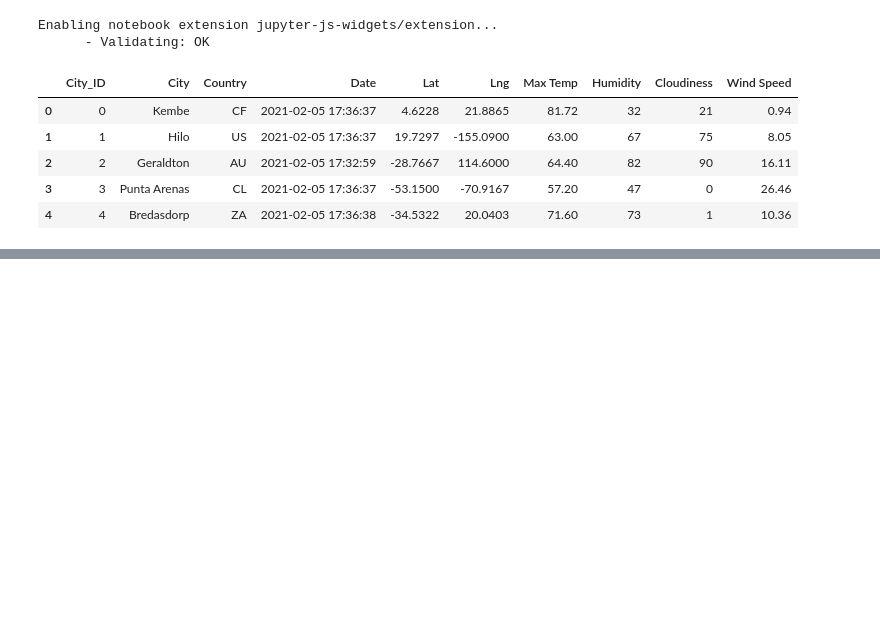
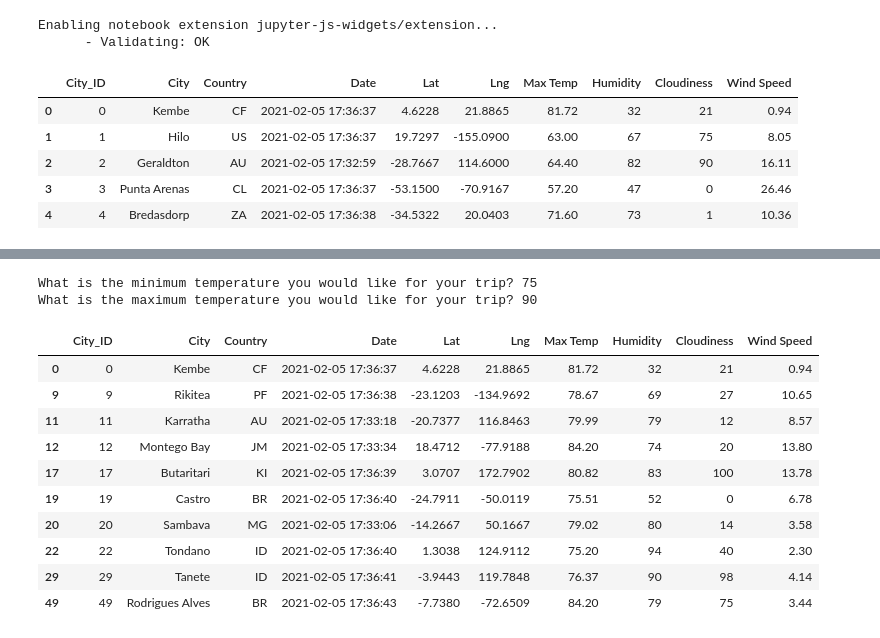
Before and after one commit to Quinneth/World_Weather_Analysis, a Jupyter notebook: vacationPy.ipynb, the cells around one changed output, grey strips where cells are left out. Cells and saved outputs as stored; diff of their text form; code cells hidden in the pictures; blank space fills up the shorter version.

```diff
--- a/vacationPy.ipynb
+++ b/vacationPy.ipynb
@@ -50,0 +81,24 @@ for temp in max_temp:
+# %%
+# Ask the customer to add a minimum and maximum temperature value.
+min_temp = float(input("What is the minimum temperature you would like for your trip? "))
+max_temp = float(input("What is the maximum temperature you would like for your trip? "))
+# %% [output]
+What is the minimum temperature you would like for your trip? 75
+What is the maximum temperature you would like for your trip? 90
+# %%
+# Filter the dataset to find the cities that fit the criteria.
+preferred_cities_df = city_data_df.loc[(city_data_df["Max Temp"] <= max_temp) & \
+                                       (city_data_df["Max Temp"] >= min_temp)]
+preferred_cities_df.head(10)
+# %% [output]
+|  | City_ID | City | Country | Date | Lat | Lng | Max Temp | Humidity | Cloudiness | Wind Speed |
+| 0 | 0 | Kembe | CF | 2021-02-05 17:36:37 | 4.6228 | 21.8865 | 81.72 | 32 | 21 | 0.94 |
+| 9 | 9 | Rikitea | PF | 2021-02-05 17:36:38 | -23.1203 | -134.9692 | 78.67 | 69 | 27 | 10.65 |
+| 11 | 11 | Karratha | AU | 2021-02-05 17:33:18 | -20.7377 | 116.8463 | 79.99 | 79 | 12 | 8.57 |
+| 12 | 12 | Montego Bay | JM | 2021-02-05 17:33:34 | 18.4712 | -77.9188 | 84.20 | 74 | 20 | 13.80 |
+| 17 | 17 | Butaritari | KI | 2021-02-05 17:36:39 | 3.0707 | 172.7902 | 80.82 | 83 | 100 | 13.78 |
+| 19 | 19 | Castro | BR | 2021-02-05 17:36:40 | -24.7911 | -50.0119 | 75.51 | 52 | 0 | 6.78 |
+| 20 | 20 | Sambava | MG | 2021-02-05 17:33:06 | -14.2667 | 50.1667 | 79.02 | 80 | 14 | 3.58 |
+| 22 | 22 | Tondano | ID | 2021-02-05 17:36:40 | 1.3038 | 124.9112 | 75.20 | 94 | 40 | 2.30 |
+| 29 | 29 | Tanete | ID | 2021-02-05 17:36:41 | -3.9443 | 119.7848 | 76.37 | 90 | 98 | 4.14 |
+| 49 | 49 | Rodrigues Alves | BR | 2021-02-05 17:36:43 | -7.7380 | -72.6509 | 84.20 | 79 | 75 | 3.44 |
```
Also changed, not shown: parts of 16 cells of this notebook, 1 other file.
